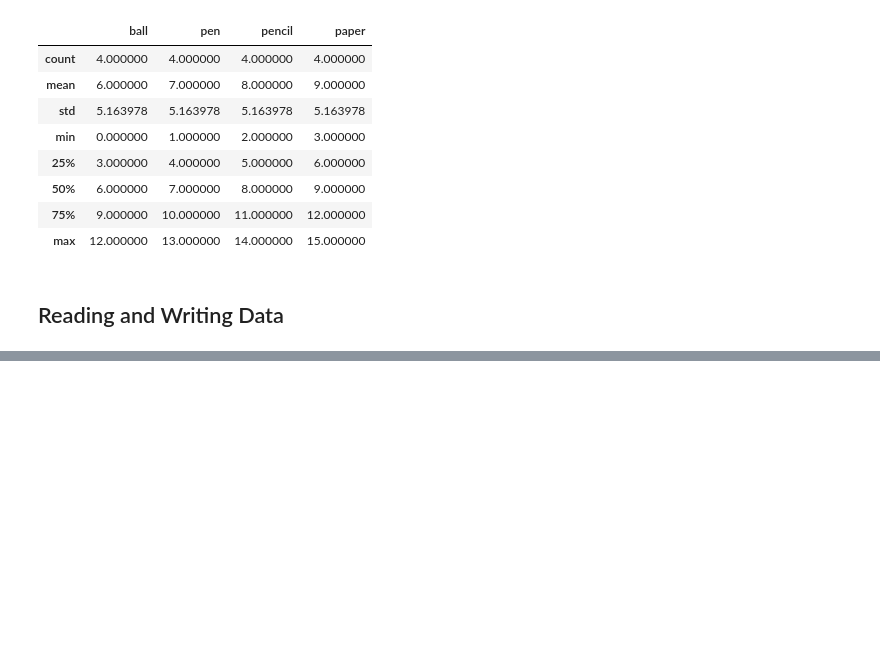
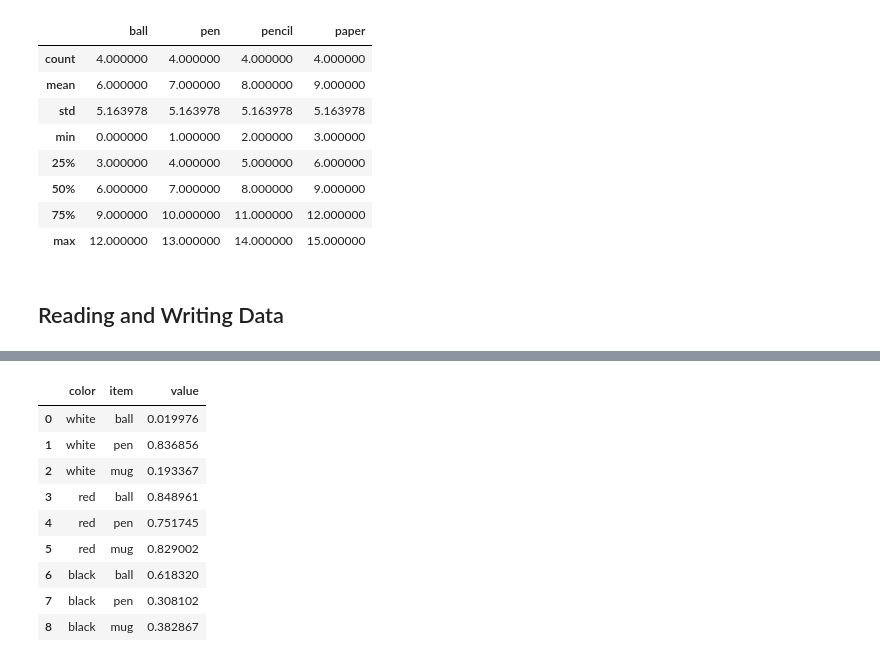
Before and after one commit to LakshmanKishore/intro_to_numpy_and_pandas, a Jupyter notebook: intro_to_pandas.ipynb, the cells around one changed output, grey strips where cells are left out. Cells and saved outputs as stored; diff of their text form; code cells hidden in the pictures; blank space fills up the shorter version.

```diff
--- a/intro_to_pandas.ipynb
+++ b/intro_to_pandas.ipynb
@@ -707,0 +1008,21 @@ frame.describe()
+# %%
+longframe = pd.DataFrame({ 'color':['white','white','white',
+                                   'red','red','red',
+                                   'black','black','black'],
+                          'item':['ball','pen','mug',
+                                  'ball','pen','mug',
+                                  'ball','pen','mug'],
+                          'value': np.random.rand(9)})
+# %%
+longframe
+# %% [output]
+|  | color | item | value |
+| 0 | white | ball | 0.019976 |
+| 1 | white | pen | 0.836856 |
+| 2 | white | mug | 0.193367 |
+| 3 | red | ball | 0.848961 |
+| 4 | red | pen | 0.751745 |
+| 5 | red | mug | 0.829002 |
+| 6 | black | ball | 0.618320 |
+| 7 | black | pen | 0.308102 |
+| 8 | black | mug | 0.382867 |
```
Also changed, not shown: parts of 87 cells of this notebook, 3 other files.
